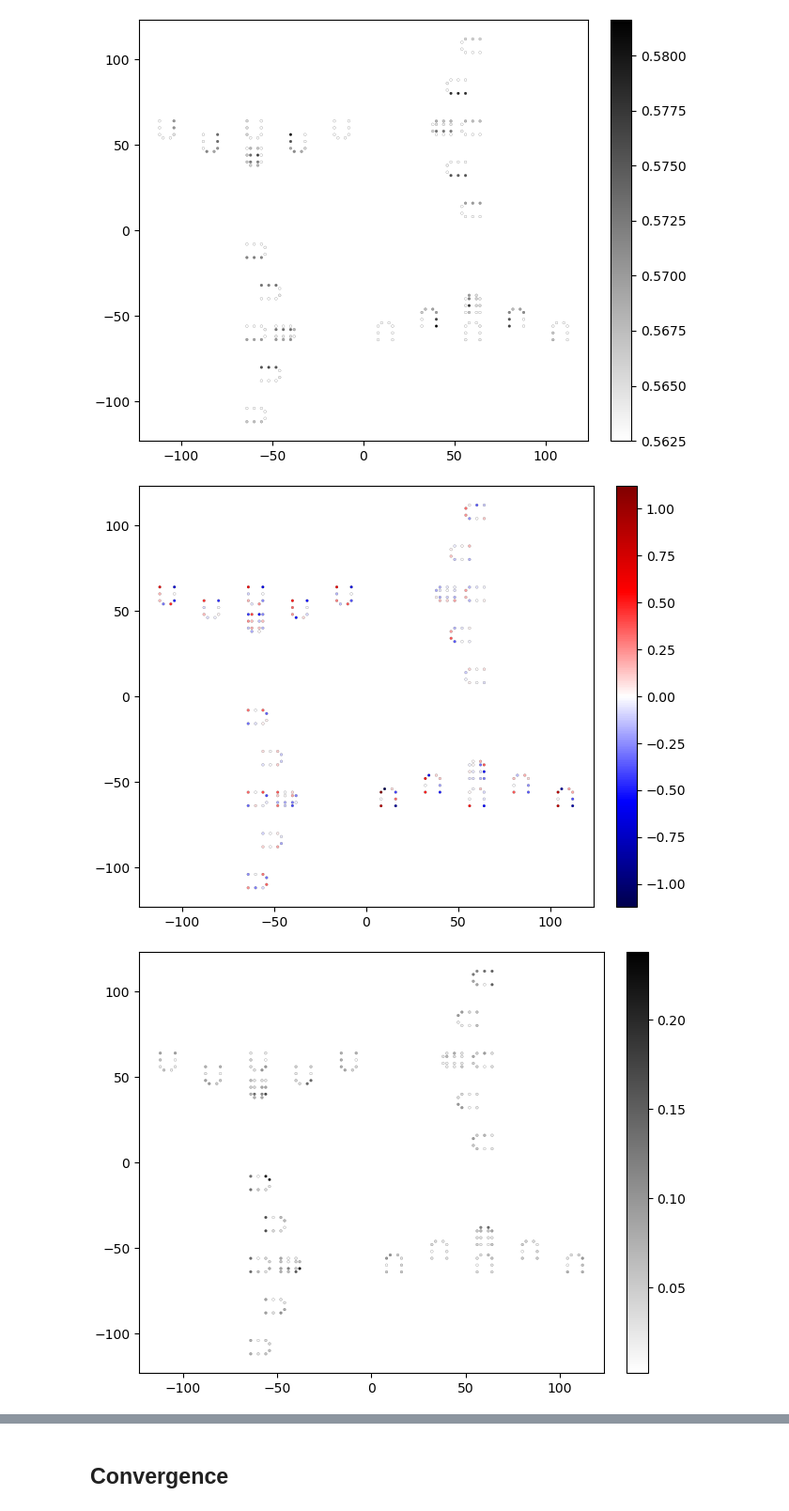
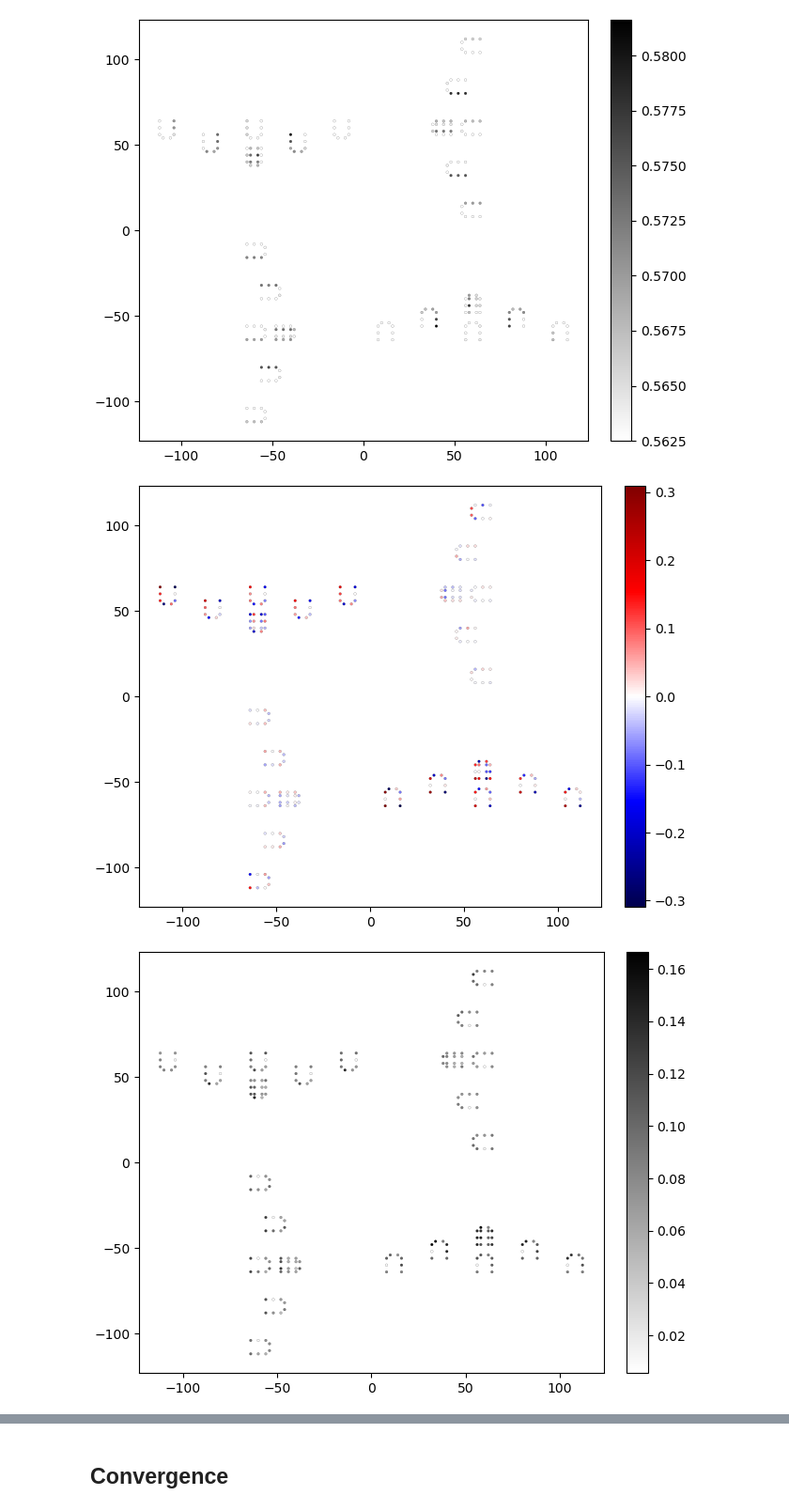
Before and after one commit to nbachand/city_block_cfd, a Jupyter notebook: config2_post-interior.ipynb, the cells around one changed output, grey strips where cells are left out. Shown at 94% size. Drawn from its saved outputs; the diff is of its cells as text; code cells hidden in the pictures.

```diff
--- a/config2_post-interior.ipynb
+++ b/config2_post-interior.ipynb
@@ -120,7 +123,7 @@ x_mean = probes.statistics(
     names = [name for name in  probes.probe_names if "xwindow" in name],
     steps = probes.probe_steps[start:stop:by],
     quants = qois,
-    processing = [probePost.time_average, norm_norm_blocks],
+    processing = [norm_vent, probePost.time_average, norm_norm_blocks],
     parrallel=False
     )
 
@@ -129,7 +132,7 @@ x_rms = probes.statistics(
     names = [name for name in  probes.probe_names if "xwindow" in name],
     steps = probes.probe_steps[start:stop:by],
     quants = qois,
-    processing = [probePost.time_rms],
+    processing = [norm_vent, probePost.time_rms],
     parrallel=False
     )
 
@@ -138,7 +141,7 @@ x_net = probes.statistics(
     names = [name for name in  probes.probe_names if "xwindow" in name],
     steps = probes.probe_steps[start:stop:by],
     quants = qois,
-    processing = [abs_values, probePost.time_average],
+    processing = [norm_vent, abs_values, probePost.time_average],
     parrallel=False
     )
 
@@ -175,7 +178,7 @@ def norm_norm_blocks(data_dict):
 #         'xlabel' : 'time $[s]$',
 #         'horizontal spacing' : probes.probe_times,
 #         },
-#     processing = [norm_norm_windows, norm_norm_blocks],
+#     processing = [norm_vent, norm_norm_windows, norm_norm_blocks],
 #     parrallel=True
 #     )
 
@@ -184,7 +187,7 @@ z_mean = probes.statistics(
     names = [name for name in  probes.probe_names if "zwindow" in name],
     steps = probes.probe_steps[start:stop:by],
     quants = qois,
-    processing = [probePost.time_average, norm_norm_windows, norm_norm_blocks],
+    processing = [norm_vent, probePost.time_average, norm_norm_windows, norm_norm_blocks],
     parrallel=False
     )
 
@@ -193,7 +196,7 @@ z_rms = probes.statistics(
     names = [name for name in  probes.probe_names if "zwindow" in name],
     steps = probes.probe_steps[start:stop:by],
     quants = qois,
-    processing = [probePost.time_rms],
+    processing = [norm_vent, probePost.time_rms],
     parrallel=False
     )
 
@@ -202,7 +205,7 @@ z_net = probes.statistics(
     names = [name for name in  probes.probe_names if "zwindow" in name],
     steps = probes.probe_steps[start:stop:by],
     quants = qois,
-    processing = [abs_values, probePost.time_average],
+    processing = [norm_vent, abs_values, probePost.time_average],
     parrallel=False
     )
 
@@ -240,7 +243,7 @@ y_mean = probes.statistics(
     names = [name for name in  probes.probe_names if "skylight" in name],
     steps = probes.probe_steps[start:stop:by],
     quants = qois,
-    processing = [probePost.time_average, flip_data],
+    processing = [norm_vent, probePost.time_average, flip_data],
     parrallel=False
     )
 
@@ -249,7 +252,7 @@ y_rms = probes.statistics(
     names = [name for name in  probes.probe_names if "skylight" in name],
     steps = probes.probe_steps[start:stop:by],
     quants = qois,
-    processing = [probePost.time_rms],
+    processing = [norm_vent, probePost.time_rms],
     parrallel=False
     )
 
@@ -258,7 +261,7 @@ y_net = probes.statistics(
     names = [name for name in  probes.probe_names if "skylight" in name],
     steps = probes.probe_steps[start:stop:by],
     quants = qois,
-    processing = [abs_values, probePost.time_average],
+    processing = [norm_vent, abs_values, probePost.time_average],
     parrallel=False
     )
 
@@ -294,3 +297,10 @@ for window, row in flowStats.iterrows():
 flowStats["windowType"] = windowType
 flowStats["houseType"] = houseType
 flowStats["blockType"] = blockType
+
+retrievedIndex = flowStats.index
+locs = probes.get_avg_locations()
+flowStats = pd.concat([flowStats, locs], axis = "columns")
+flowStats["area"] = probes.areas
+flowStats = flowStats.loc[retrievedIndex]
+flowStats
@@ -307,24 +327,24 @@ plt.savefig(f'{home_dir}/CHARLES/{category}/R{run}/plots/rmsInterior', bbox_inch
 [figure]
 # %%
 fig, ax=plt.subplots(1, 1, constrained_layout =True)
-im=ax.scatter(locs.loc[flowStats.index, 'x'], locs.loc[flowStats.index, 'z'], s=4, c=flowStats["mean"], cmap='seismic', edgecolors="black", linewidths=.1, norm=colors.CenteredNorm())
+im=ax.scatter(flowStats['x'], flowStats['z'], s=4, c=flowStats["mean"], cmap='seismic', edgecolors="black", linewidths=.1, norm=colors.CenteredNorm())
 fig.colorbar(im)
 plt.savefig(f'{home_dir}/CHARLES/{category}/R{run}/plots/meanInterior', bbox_inches="tight")
 
 fig, ax=plt.subplots(1, 1, constrained_layout =True)
-im=ax.scatter(locs.loc[flowStats.index, 'x'], locs.loc[flowStats.index, 'z'], s=4, c=flowStats["rms"], cmap='binary', edgecolors="black", linewidths=.1)
+im=ax.scatter(flowStats['x'], flowStats['z'], s=4, c=flowStats["rms"], cmap='binary', edgecolors="black", linewidths=.1)
 fig.colorbar(im)
 plt.savefig(f'{home_dir}/CHARLES/{category}/R{run}/plots/rmsInterior', bbox_inches="tight")
 
 fig, ax=plt.subplots(1, 1, constrained_layout =True)
-im=ax.scatter(locs.loc[flowStats.index, 'x'], locs.loc[flowStats.index, 'z'], s=4, c=flowStats["net"], cmap='binary', edgecolors="black", linewidths=.1)
+im=ax.scatter(flowStats['x'], flowStats['z'], s=4, c=flowStats["net"], cmap='binary', edgecolors="black", linewidths=.1)
 fig.colorbar(im)
 plt.savefig(f'{home_dir}/CHARLES/{category}/R{run}/plots/netInterior', bbox_inches="tight")
 
 fig, ax=plt.subplots(1, 1, constrained_layout =True)
-im=ax.scatter(locs.loc[flowStats.index, 'x'], locs.loc[flowStats.index, 'z'], s=4, c=flowStats["mean"]/flowStats["net"], cmap='seismic', edgecolors="black", linewidths=.1, norm = colors.CenteredNorm())
+im=ax.scatter(flowStats['x'], flowStats['z'], s=4, c=flowStats["mean"]/flowStats["net"], cmap='seismic', edgecolors="black", linewidths=.1, norm = colors.CenteredNorm())
 fig.colorbar(im)
 plt.savefig(f'{home_dir}/CHARLES/{category}/R{run}/plots/meanOnetInterior', bbox_inches="tight")
 # %% [output]
-[figure, old version]
+[figure, new version]
-[figure, old version]
+[figure, new version]
```
Also changed, not shown: parts of 23 cells of this notebook.
